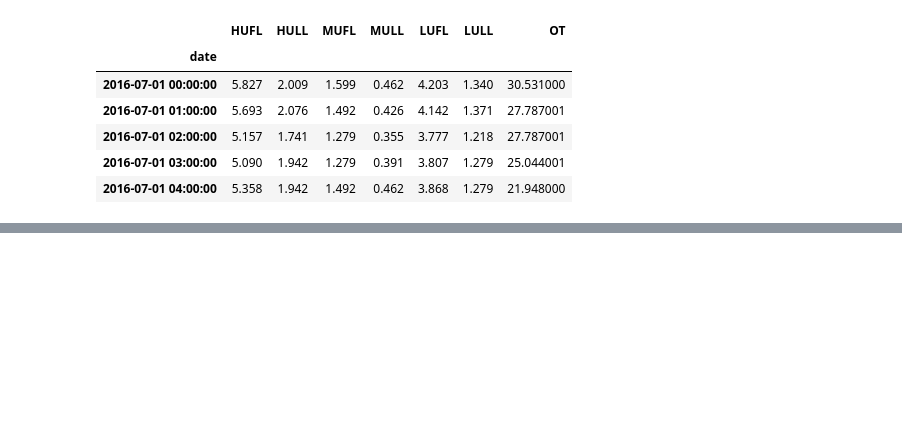
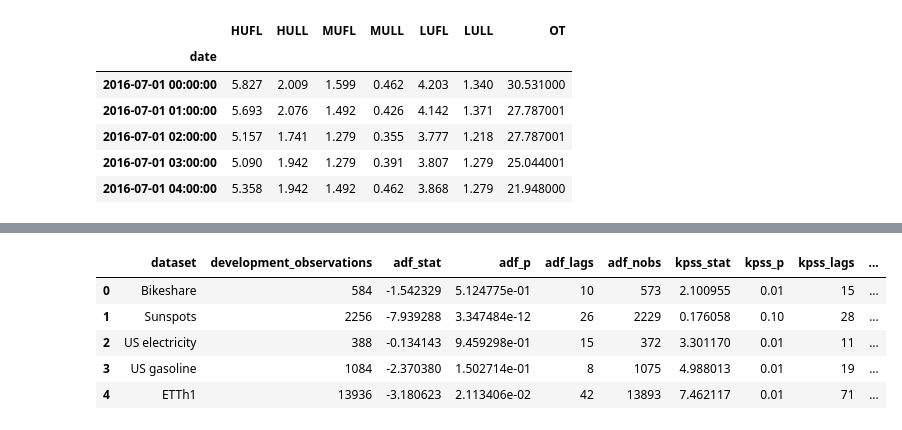
Before and after one commit to diankruger/ML_Assignment3, a Jupyter notebook: Assignment3.ipynb, the cells around one changed output, grey strips where cells are left out. Drawn from its saved outputs; the diff is of its cells as text; code cells hidden in the pictures; blank space fills up the shorter version.

```diff
--- a/Assignment3.ipynb
+++ b/Assignment3.ipynb
@@ -10,8 +10,6 @@ if not DATA_DIR.is_dir():
     raise FileNotFoundError(
         "Run this notebook from the Assignment3 folder containing dataset_research."
     )
-
-pd.set_option("display.max_columns", 20)
 # %%
 bike = pd.read_csv(DATA_DIR / "bike-sharing" / "day.csv", parse_dates=["dteday"])
 bike = bike.set_index("dteday").sort_index()
@@ -180,8 +119,0 @@ torch.set_num_threads(CONFIG["num_threads"])
-# %%
-name = "US electricity"
-series_values = {
-    name: datasets[name][target_columns[name]].to_numpy(dtype=float, copy=True)
-}
-dev_ends = {
-    name: int(CONFIG["development_fraction"] * len(series_values[name]))
-}
@@ -208,0 +221,64 @@ def make_folds(dev_end):
+# %%
+def stationarity_summary(values):
+    values = np.asarray(values, dtype=float)
+    if values.ndim != 1 or len(values) < 30 or not np.isfinite(values).all():
+        raise ValueError("Stationarity tests require at least 30 finite values")
+    with warnings.catch_warnings(record=True) as caught:
+        warnings.simplefilter("always")
+        adf = adfuller(values, regression="c", autolag="AIC")
+        kpss_result = kpss(values, regression="c", nlags="auto")
+    return {
+        "adf_stat": float(adf[0]), "adf_p": float(adf[1]),
+        "adf_lags": int(adf[2]), "adf_nobs": int(adf[3]),
+        "kpss_stat": float(kpss_result[0]), "kpss_p": float(kpss_result[1]),
+        "kpss_lags": int(kpss_result[2]),
+        "warnings": " | ".join(str(item.message) for item in caught),
+    }
+
+
+rolling_windows = {
+    "Bikeshare": 30, "Sunspots": 132, "US electricity": 12,
+    "US gasoline": 52, "ETTh1": 168,
+}
+stationarity_rows = []
+for name, values in series_values.items():
+    D = dev_ends[name]
+    development = values[:D]
+    index = series_index[name][:D]
+    result = stationarity_summary(development)
+    adf_rejects = result["adf_p"] < 0.05
+    kpss_rejects = result["kpss_p"] < 0.05
+    if adf_rejects and not kpss_rejects:
+        judgment = "stationary by ADF/KPSS at 5%"
+    elif not adf_rejects and kpss_rejects:
+        judgment = "non-stationary by ADF/KPSS at 5%"
+    elif adf_rejects and kpss_rejects:
+        judgment = "non-stationary: changing level; ADF and KPSS disagree"
+    else:
+        judgment = "tests inconclusive; inspect trend/seasonality"
+    stationarity_rows.append({
+        "dataset": name, "development_observations": D,
+        **result, "test_based_judgment": judgment,
+    })
+    rolling = pd.Series(development, index=index).rolling(rolling_windows[name])
+    fig, ax = plt.subplots(figsize=(11, 3))
+    ax.plot(index, development, label="target", linewidth=0.8)
+    ax.plot(index, rolling.mean(), label="rolling mean", linewidth=1)
+    ax.plot(index, rolling.std(), label="rolling SD", linewidth=1)
+    ax.set_title(f"{name}: development period only")
+    ax.legend()
+    ax.grid(alpha=0.25)
+    fig.tight_layout()
+    fig.savefig(OUTPUT_DIR / f"stationarity_{name.lower().replace(' ', '_')}.png", dpi=130)
+    plt.close(fig)
+
+stationarity_results = pd.DataFrame(stationarity_rows)
+display(stationarity_results)
+stationarity_results.to_csv(OUTPUT_DIR / "stationarity_results.csv", index=False)
+# %% [output]
+|  | dataset | development_observations | adf_stat | adf_p | adf_lags | adf_nobs | kpss_stat | kpss_p | kpss_lags | ... |
+| 0 | Bikeshare | 584 | -1.542329 | 5.124775e-01 | 10 | 573 | 2.100955 | 0.01 | 15 | ... |
+| 1 | Sunspots | 2256 | -7.939288 | 3.347484e-12 | 26 | 2229 | 0.176058 | 0.10 | 28 | ... |
+| 2 | US electricity | 388 | -0.134143 | 9.459298e-01 | 15 | 372 | 3.301170 | 0.01 | 11 | ... |
+| 3 | US gasoline | 1084 | -2.370380 | 1.502714e-01 | 8 | 1075 | 4.988013 | 0.01 | 19 | ... |
+| 4 | ETTh1 | 13936 | -3.180623 | 2.113406e-02 | 42 | 13893 | 7.462117 | 0.01 | 71 | ... |
```
Also changed, not shown: parts of 25 cells of this notebook.
